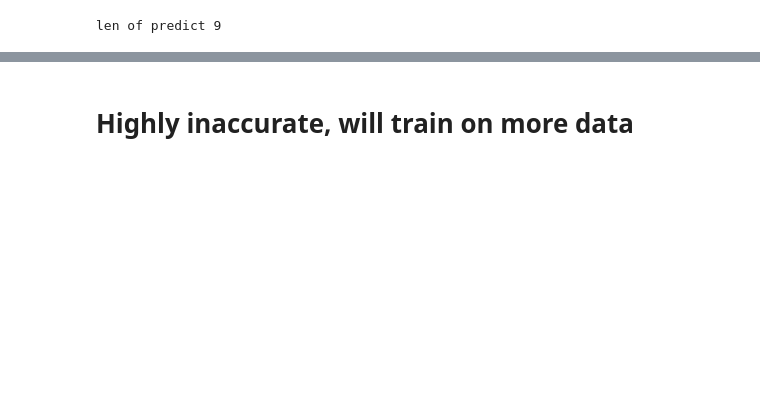
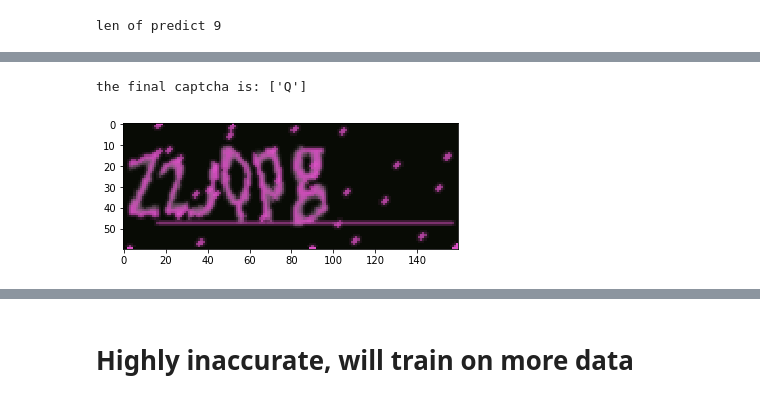
Before and after one commit to rajendra7406/captcha, a Jupyter notebook: captcha generator.ipynb, the cells around one changed output, grey strips where cells are left out. Saved outputs shown, nothing was run; the diff lists cells and outputs as text; code cells hidden in the pictures; blank space fills up the shorter version.

```diff
--- a/captcha generator.ipynb
+++ b/captcha generator.ipynb
@@ -186,0 +198,5 @@ the final captcha is: ['A']
+# %%
+show_output(4)
+# %% [output]
+the final captcha is: ['Q']
+[figure, added]
```
Also changed, not shown: parts of 23 cells of this notebook.
